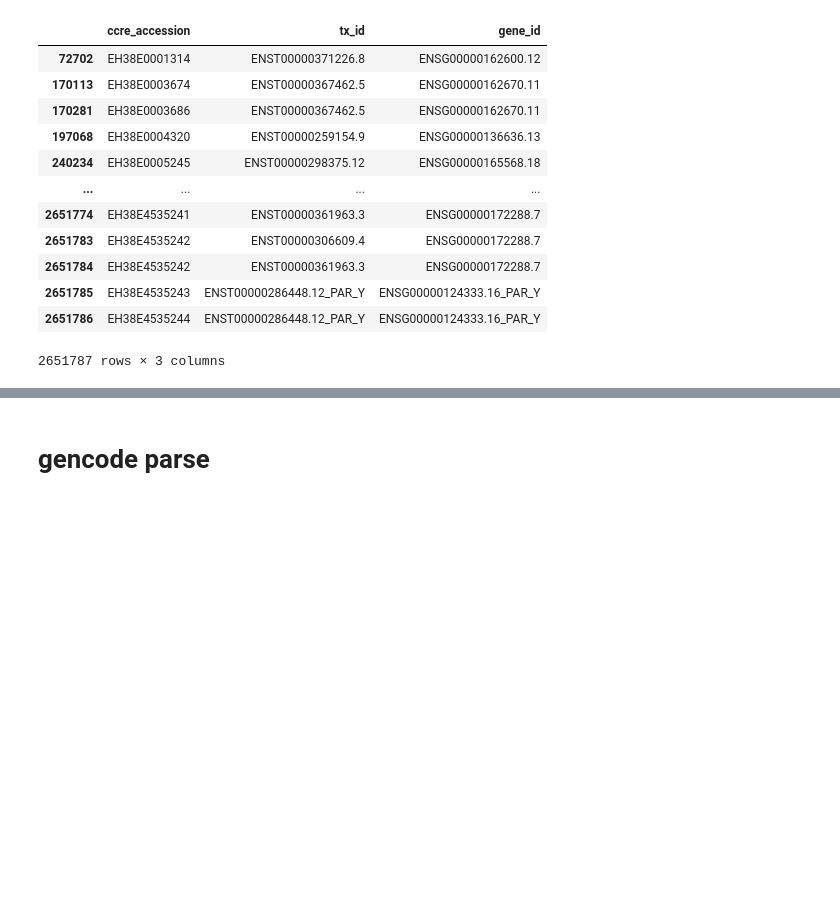
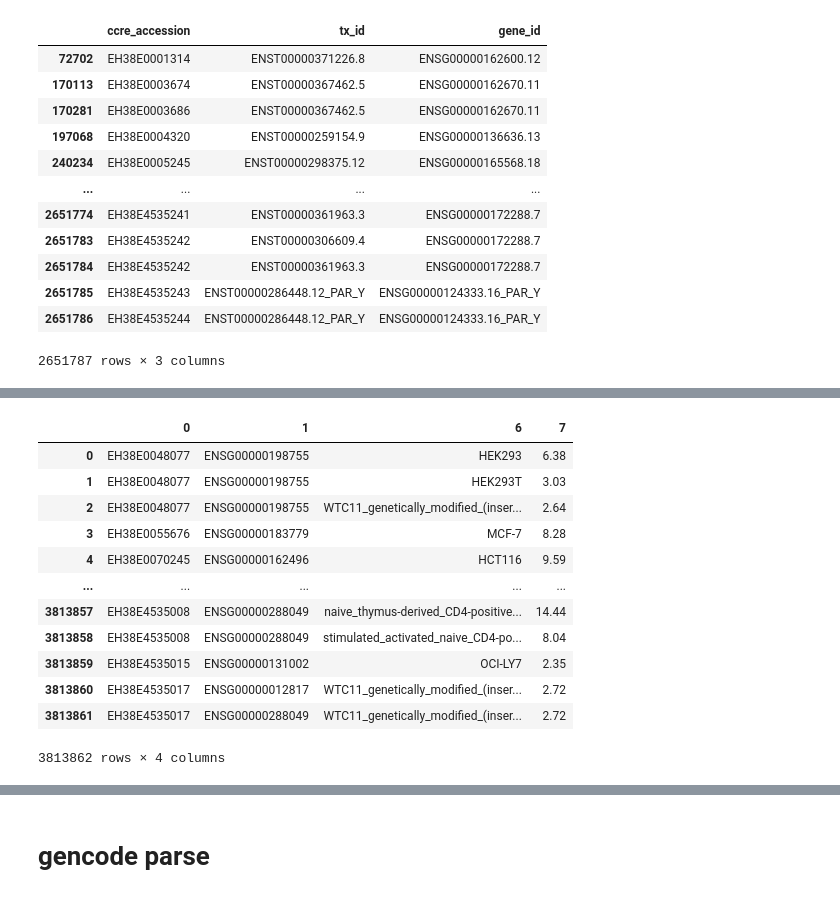
Before and after one commit to ctubbs750/cbs-db3-annotate, a Jupyter notebook: workflow/notebooks/sandbox/2025-04.ipynb, the cells around one changed output, grey strips where cells are left out. Saved outputs shown, nothing was run; the diff lists cells and outputs as text; code cells hidden in the pictures; blank space fills up the shorter version.

```diff
--- a/workflow/notebooks/sandbox/2025-04.ipynb
+++ b/workflow/notebooks/sandbox/2025-04.ipynb
@@ -309,0 +381,18 @@ nearest_gene
+# %%
+# for each ccre-gene-biosample, select the highest score
+highest_scores = gene_targets.groupby(by=[0, 1, 6])[7].max().reset_index()
+highest_scores = highest_scores.rename(columns={0: "ccre_accession", 1: "gene_id", 6: "biosample_id", 7: "score"})
+# %% [output]
+|  | 0 | 1 | 6 | 7 |
+| 0 | EH38E0048077 | ENSG00000198755 | HEK293 | 6.38 |
+| 1 | EH38E0048077 | ENSG00000198755 | HEK293T | 3.03 |
+| 2 | EH38E0048077 | ENSG00000198755 | WTC11_genetically_modified_(inser... | 2.64 |
+| 3 | EH38E0055676 | ENSG00000183779 | MCF-7 | 8.28 |
+| 4 | EH38E0070245 | ENSG00000162496 | HCT116 | 9.59 |
+| ... | ... | ... | ... | ... |
+| 3813857 | EH38E4535008 | ENSG00000288049 | naive_thymus-derived_CD4-positive... | 14.44 |
+| 3813858 | EH38E4535008 | ENSG00000288049 | stimulated_activated_naive_CD4-po... | 8.04 |
+| 3813859 | EH38E4535015 | ENSG00000131002 | OCI-LY7 | 2.35 |
+| 3813860 | EH38E4535017 | ENSG00000012817 | WTC11_genetically_modified_(inser... | 2.72 |
+| 3813861 | EH38E4535017 | ENSG00000288049 | WTC11_genetically_modified_(inser... | 2.72 |
+3813862 rows × 4 columns
```
Also changed, not shown: parts of 17 cells of this notebook, 12 other files.
